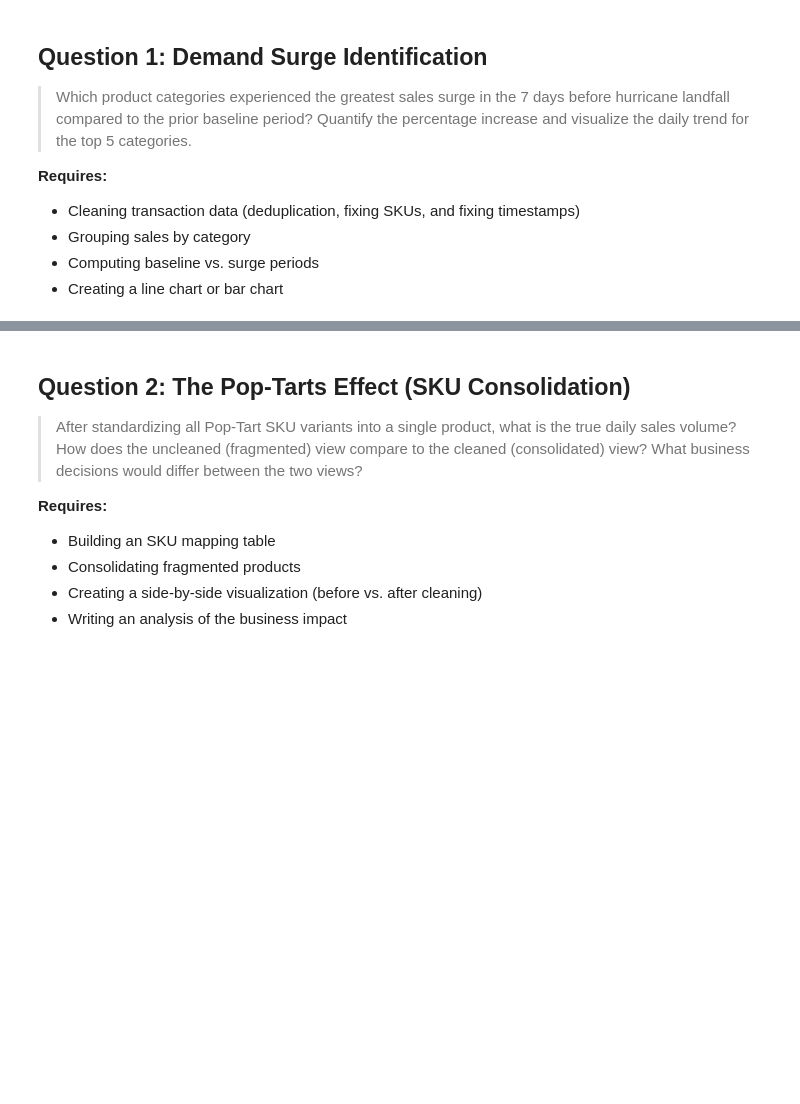
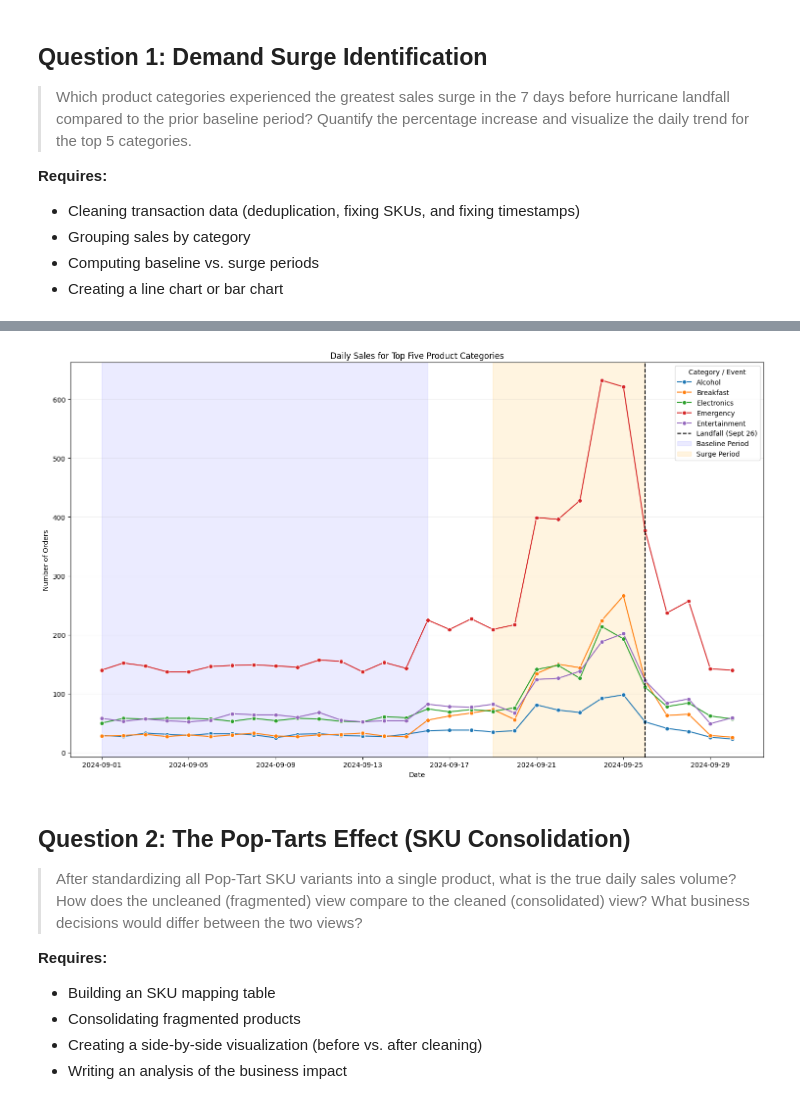
Before and after one commit to simichakravarty16/walmart-hurricane-project, a Jupyter notebook: notebooks/team_notebook.ipynb, the cells around one changed output, grey strips where cells are left out. Saved outputs shown, nothing was run; the diff lists cells and outputs as text; code cells hidden in the pictures; blank space fills up the shorter version.

```diff
--- a/notebooks/team_notebook.ipynb
+++ b/notebooks/team_notebook.ipynb
@@ -164,7 +164,7 @@ def transform_types(df):
 
     # Create date column for joining with daily weather data
     out['date'] = out['timestamp'].dt.normalize()
-    log('walmart_transactions', 'create date', 'Extracted calendar date from timestamp for weather merge', out['date'].notna().sum())
+    log('walmart_transactions', 'create date column', 'Extracted calendar date from timestamp for weather merge', out['date'].notna().sum())
 
     # Convert unit_price to float (no $ sign)
     out['unit_price'] = (out['unit_price'].astype(str)
@@ -1231,0 +1323,4 @@ pd.DataFrame(DECISIONS)
+# %%
+# Question 1, Part 5: Identify the top five categories
+top_5 = comparision.sort_values('pct_change', ascending=False).head(5)
+top_5.round(2)
@@ -1231,0 +1335,10 @@ pd.DataFrame(DECISIONS)
+# %%
+# Question 1, Part 6A: Prepare data for visualization
+
+# Get the top five categories
+top_5_categories = top_5.index.tolist()
+
+# Filter the data for the top five categories
+top_daily_sales = daily_sales[daily_sales['category'].isin(top_5_categories)]
+
+top_daily_sales.head()
@@ -1232,3 +1352,45 @@ pd.DataFrame(DECISIONS)
+# %%
+# Question 1, Part 6B: Create line chart
+fig, ax = plt.subplots(figsize=(15, 9))
+sns.lineplot(data=top_daily_sales, x='date', y='order_count', hue='category', marker='o',ax=ax)
+
+# Mark hurricane landfall
+ax.axvline(
+    pd.Timestamp('2024-09-26'),
+    color='black',
+    linestyle='--',
+    label='Landfall (Sept 26)'
+)
+
+# Highlight baseline period: September 1–15
+ax.axvspan(
+    pd.Timestamp('2024-09-01'),
+    pd.Timestamp('2024-09-16'),
+    color='blue',
+    alpha=0.08,
+    label='Baseline Period'
+)
+
+# Highlight surge period: September 19–25
+ax.axvspan(
+    pd.Timestamp('2024-09-19'),
+    pd.Timestamp('2024-09-26'),
+    color='orange',
+    alpha=0.12,
+    label='Surge Period'
+)
+
+ax.set_title('Daily Sales for Top Five Product Categories')
+ax.set_xlabel('Date')
+ax.set_ylabel('Number of Orders')
+ax.set_xticks(pd.date_range('2024-09-01', '2024-09-30', freq='4D'))
+ax.grid(axis='y', alpha=0.2)
+ax.legend(title='Category / Event')
+
+plt.tight_layout()
+plt.show()
+# %% [output]
+[figure, added]
 # %% [markdown]
 ## Question 2: The Pop-Tarts Effect (SKU Consolidation)
 
```
Also changed, not shown: parts of 10 cells of this notebook.
